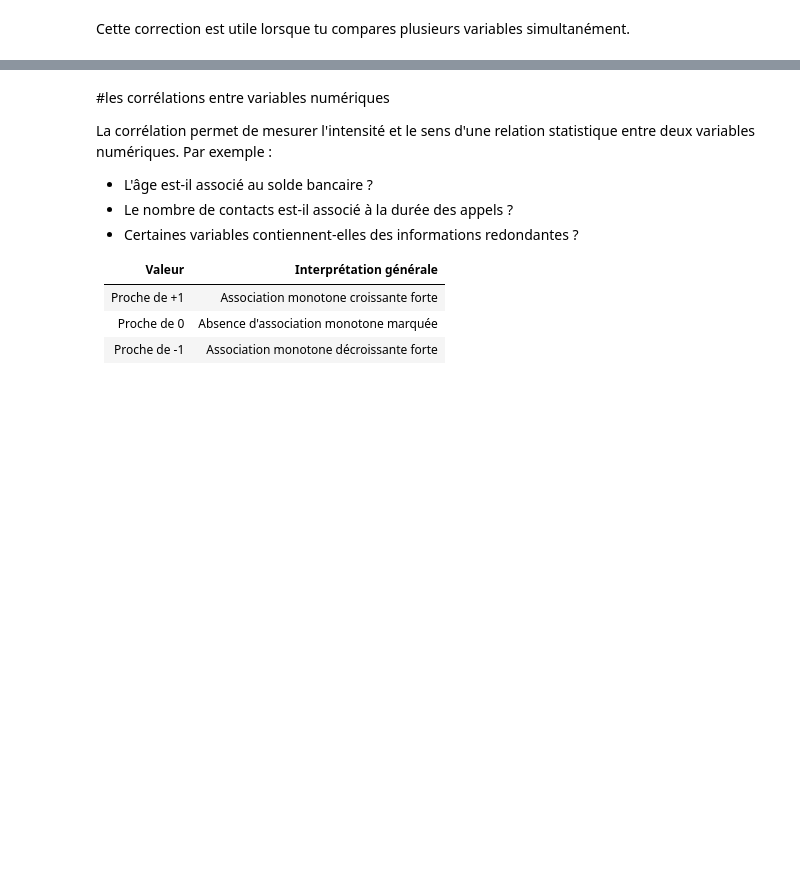
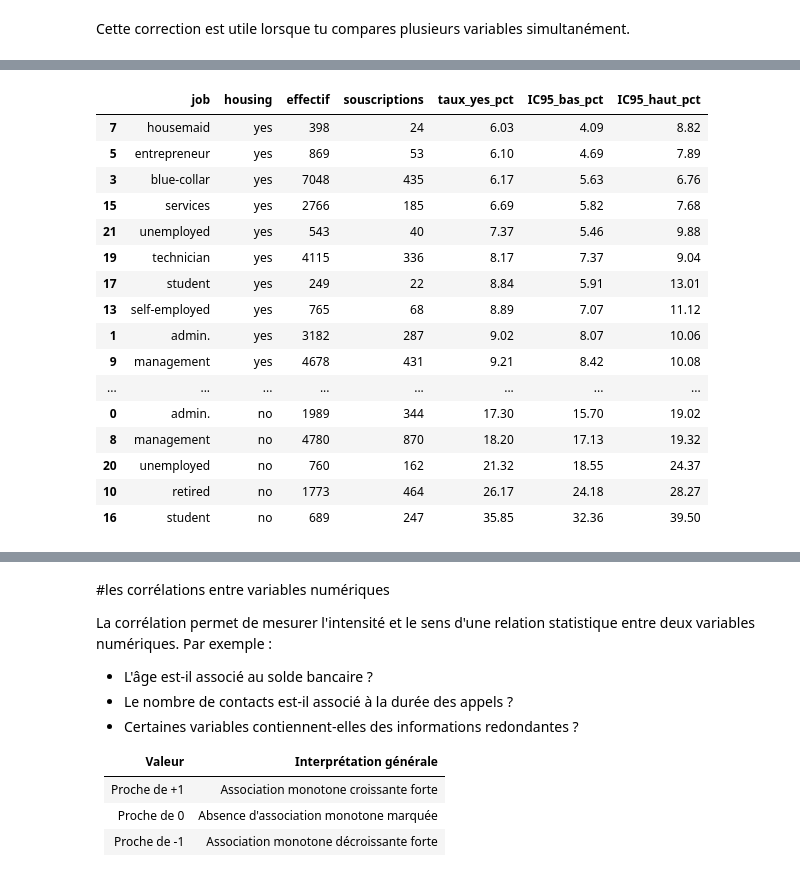
Before and after one commit to GTiazara/colab-notebooks, a Jupyter notebook: IA_ING_ML0_data_analysis.ipynb, the cells around one changed output, grey strips where cells are left out. Cells and saved outputs as stored; diff of their text form; code cells hidden in the pictures; blank space fills up the shorter version.

```diff
--- a/IA_ING_ML0_data_analysis.ipynb
+++ b/IA_ING_ML0_data_analysis.ipynb
@@ -873,0 +1049,66 @@ Cette correction est utile lorsque tu compares plusieurs variables simultanémen
+# %%
+import numpy as np
+import pandas as pd
+from scipy.stats import chi2_contingency
+from statsmodels.stats.multitest import multipletests
+from statsmodels.stats.proportion import proportion_confint
+
+# Taux stratifiés, avec effectifs et IC de Wilson; petits groupes masqués.
+for variables_groupe in [["job", "housing"], ["job", "month"]]:
+    resume_groupe = (
+        df.groupby(variables_groupe, observed=True)["y"]
+          .agg(
+              effectif="size",
+              souscriptions=lambda valeurs: (valeurs == "yes").sum(),
+          )
+          .reset_index()
+    )
+    resume_groupe = resume_groupe.loc[resume_groupe["effectif"] >= 100].copy()
+    resume_groupe["taux_yes_pct"] = (
+        resume_groupe["souscriptions"] / resume_groupe["effectif"] * 100
+    )
+    intervalles = [
+        proportion_confint(yes, total, method="wilson")
+        for yes, total in zip(
+            resume_groupe["souscriptions"], resume_groupe["effectif"]
+        )
+    ]
+    resume_groupe["IC95_bas_pct"] = [bas * 100 for bas, haut in intervalles]
+    resume_groupe["IC95_haut_pct"] = [haut * 100 for bas, haut in intervalles]
+    print(f"\nTaux selon {variables_groupe} (effectif >= 100)")
+    display(resume_groupe.sort_values("taux_yes_pct").round(2))
+
+# Robustesse des associations au traitement de la modalité unknown.
+variables_cat_robustesse = [
+    "job", "education", "marital", "housing", "loan", "contact", "month", "poutcome"
+]
+resultats_robustesse = []
+
+for variable in variables_cat_robustesse:
+    traitements = ["unknown inclus"]
+    if (df[variable] == "unknown").any():
+        traitements.append("unknown exclu")
+
+    for traitement in traitements:
+        donnees = df if traitement == "unknown inclus" else df.loc[df[variable] != "unknown"]
+        tableau = pd.crosstab(donnees[variable], donnees["y"])
+        statistique, p_value, _, _ = chi2_contingency(tableau)
+        n = tableau.to_numpy().sum()
+        denominateur = n * min(tableau.shape[0] - 1, tableau.shape[1] - 1)
+        v_cramer = np.sqrt(statistique / denominateur) if denominateur else np.nan
+        resultats_robustesse.append(
+            {
+                "variable": variable,
+                "traitement": traitement,
+                "effectif": n,
+                "v_cramer": v_cramer,
+                "p_value": p_value,
+            }
+        )
+
+tableau_robustesse = pd.DataFrame(resultats_robustesse)
+tableau_robustesse["p_value_holm"] = multipletests(
+    tableau_robustesse["p_value"], method="holm"
+)[1]
+display(tableau_robustesse.round(4))
+# %% [output]
@@ -873,0 +1116,17 @@ Cette correction est utile lorsque tu compares plusieurs variables simultanémen
+|  | job | housing | effectif | souscriptions | taux_yes_pct | IC95_bas_pct | IC95_haut_pct |
+| 7 | housemaid | yes | 398 | 24 | 6.03 | 4.09 | 8.82 |
+| 5 | entrepreneur | yes | 869 | 53 | 6.10 | 4.69 | 7.89 |
+| 3 | blue-collar | yes | 7048 | 435 | 6.17 | 5.63 | 6.76 |
+| 15 | services | yes | 2766 | 185 | 6.69 | 5.82 | 7.68 |
+| 21 | unemployed | yes | 543 | 40 | 7.37 | 5.46 | 9.88 |
+| 19 | technician | yes | 4115 | 336 | 8.17 | 7.37 | 9.04 |
+| 17 | student | yes | 249 | 22 | 8.84 | 5.91 | 13.01 |
+| 13 | self-employed | yes | 765 | 68 | 8.89 | 7.07 | 11.12 |
+| 1 | admin. | yes | 3182 | 287 | 9.02 | 8.07 | 10.06 |
+| 9 | management | yes | 4678 | 431 | 9.21 | 8.42 | 10.08 |
+| ... | ... | ... | ... | ... | ... | ... | ... |
+| 0 | admin. | no | 1989 | 344 | 17.30 | 15.70 | 19.02 |
+| 8 | management | no | 4780 | 870 | 18.20 | 17.13 | 19.32 |
+| 20 | unemployed | no | 760 | 162 | 21.32 | 18.55 | 24.37 |
+| 10 | retired | no | 1773 | 464 | 26.17 | 24.18 | 28.27 |
+| 16 | student | no | 689 | 247 | 35.85 | 32.36 | 39.50 |
```
Also changed, not shown: parts of 9 cells of this notebook.
